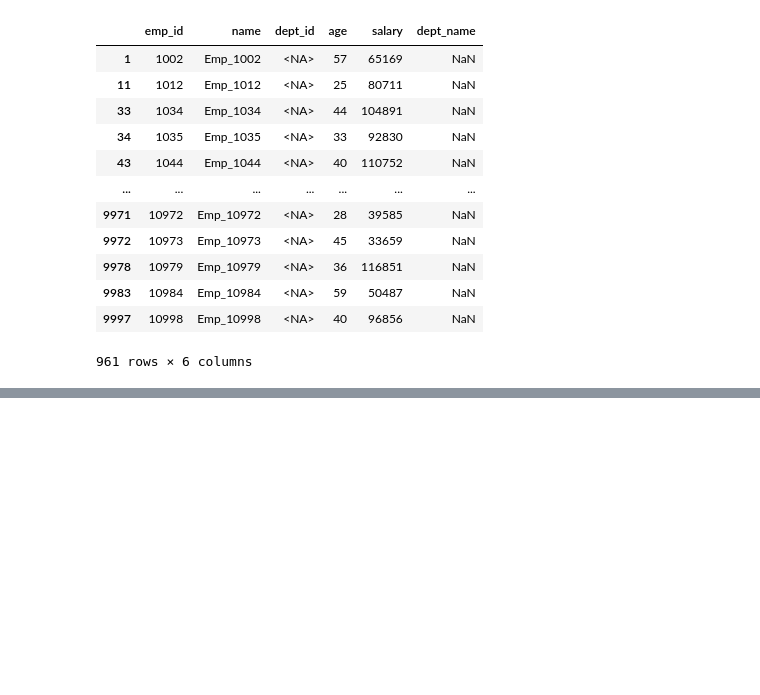
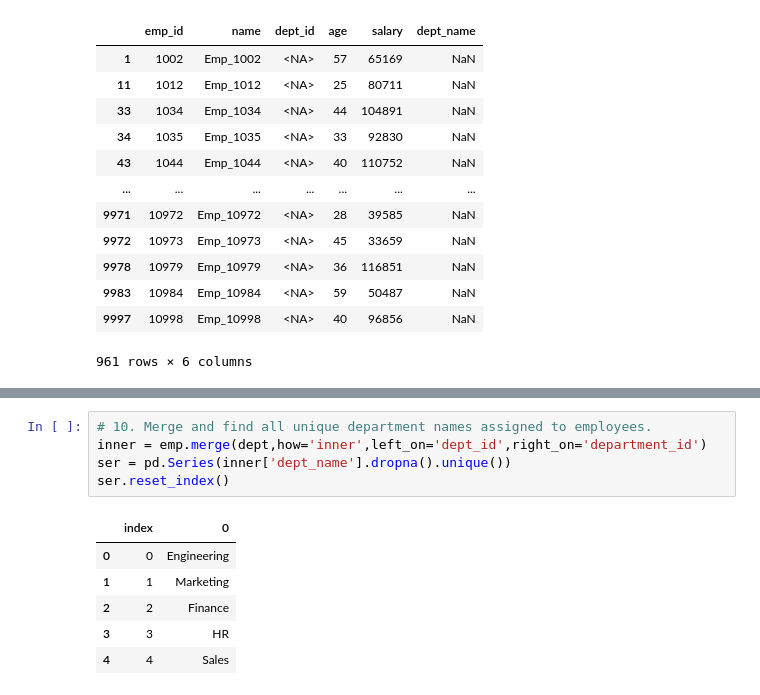
Before and after one commit to ts330-ds/pandas_merge_20_question, a Jupyter notebook: learn_merge.ipynb, the cells around one changed output, grey strips where cells are left out. Cells and saved outputs as stored; diff of their text form; blank space fills up the shorter version.

```diff
--- a/learn_merge.ipynb
+++ b/learn_merge.ipynb
@@ -288,0 +308,12 @@ df.head(5)
+# %%
+# 10. Merge and find all unique department names assigned to employees.
+inner = emp.merge(dept,how='inner',left_on='dept_id',right_on='department_id')
+ser = pd.Series(inner['dept_name'].dropna().unique())
+ser.reset_index()
+# %% [output]
+|  | index | 0 |
+| 0 | 0 | Engineering |
+| 1 | 1 | Marketing |
+| 2 | 2 | Finance |
+| 3 | 3 | HR |
+| 4 | 4 | Sales |
```
Also changed, not shown: parts of 8 cells of this notebook, 3 other files.
